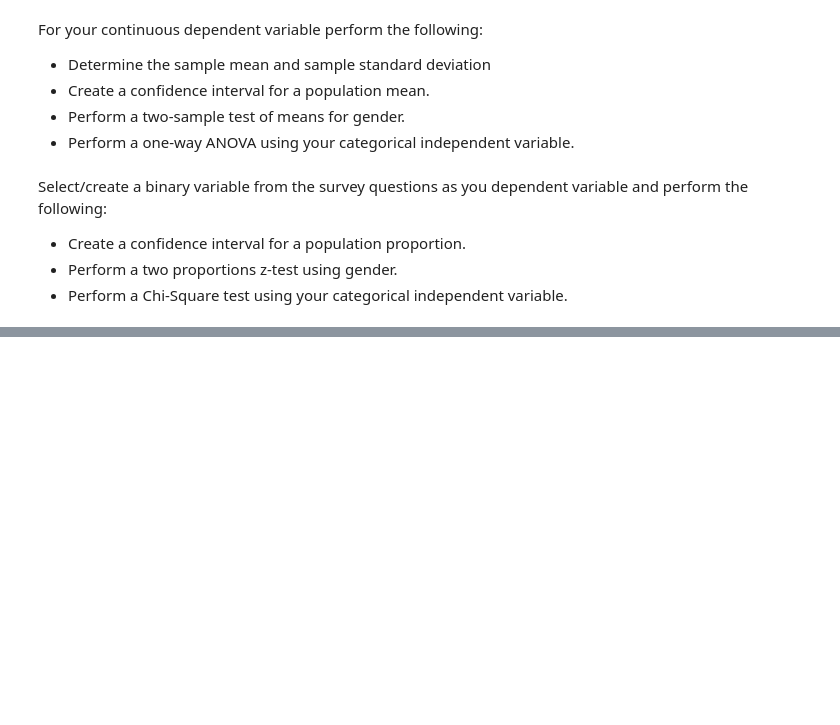
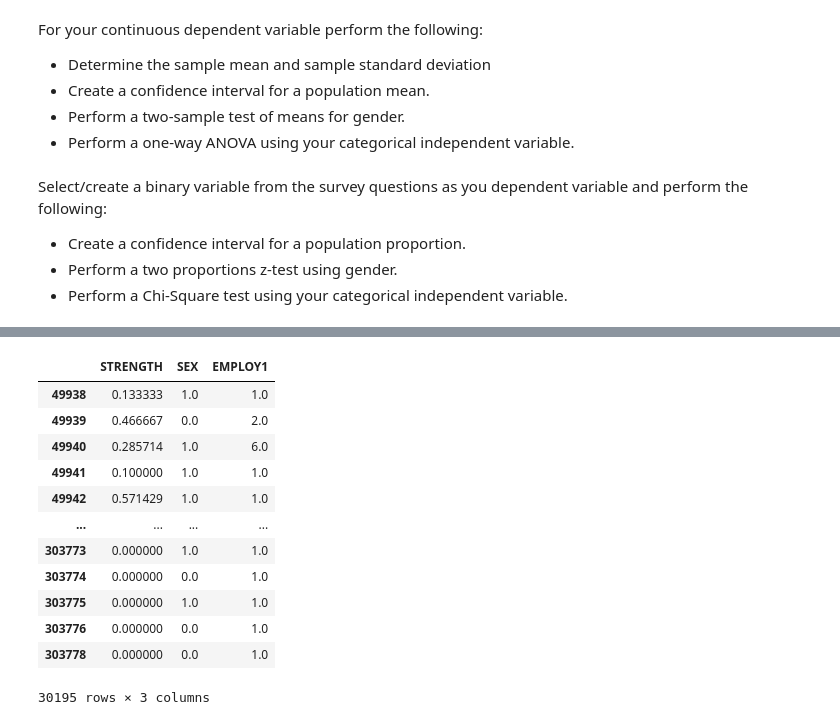
Before and after one commit to learn-co-students/nyc-mhtn-ds-080320-lectures, a Jupyter notebook: Mod_2/STATS_case_study/Statistical_Tests_Applied.ipynb, the cells around one changed output, grey strips where cells are left out. Cells and saved outputs as stored; diff of their text form; code cells hidden in the pictures; blank space fills up the shorter version.

```diff
--- a/Mod_2/STATS_case_study/Statistical_Tests_Applied.ipynb
+++ b/Mod_2/STATS_case_study/Statistical_Tests_Applied.ipynb
@@ -450,0 +622,16 @@ Select/create a binary variable from the survey questions as you dependent varia
+# %%
+new_df
+# %% [output]
+|  | STRENGTH | SEX | EMPLOY1 |
+| 49938 | 0.133333 | 1.0 | 1.0 |
+| 49939 | 0.466667 | 0.0 | 2.0 |
+| 49940 | 0.285714 | 1.0 | 6.0 |
+| 49941 | 0.100000 | 1.0 | 1.0 |
+| 49942 | 0.571429 | 1.0 | 1.0 |
+| ... | ... | ... | ... |
+| 303773 | 0.000000 | 1.0 | 1.0 |
+| 303774 | 0.000000 | 0.0 | 1.0 |
+| 303775 | 0.000000 | 1.0 | 1.0 |
+| 303776 | 0.000000 | 0.0 | 1.0 |
+| 303778 | 0.000000 | 0.0 | 1.0 |
+30195 rows × 3 columns
```
Also changed, not shown: parts of 78 cells of this notebook, 2 other files.
